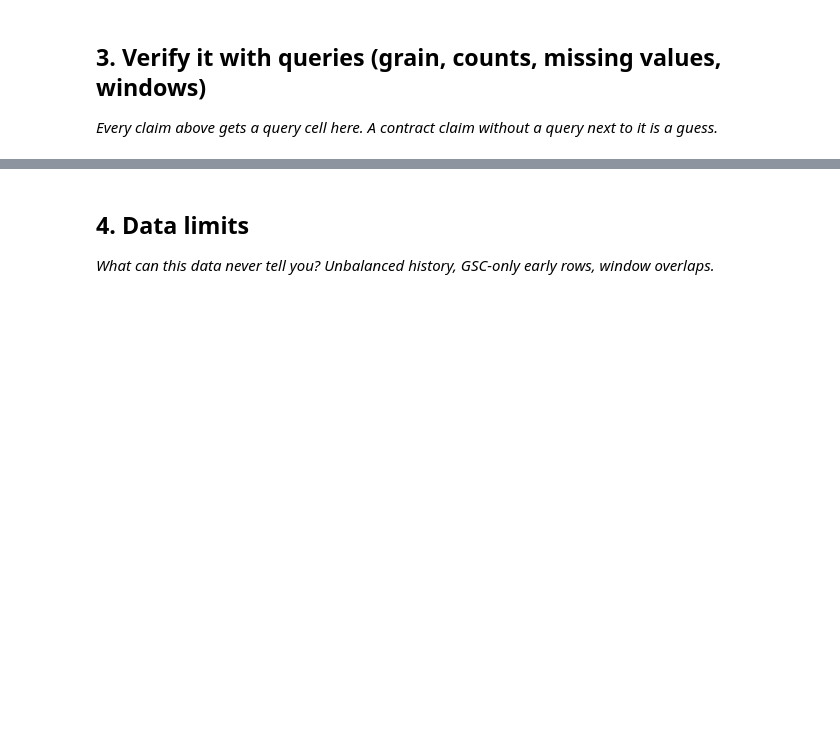
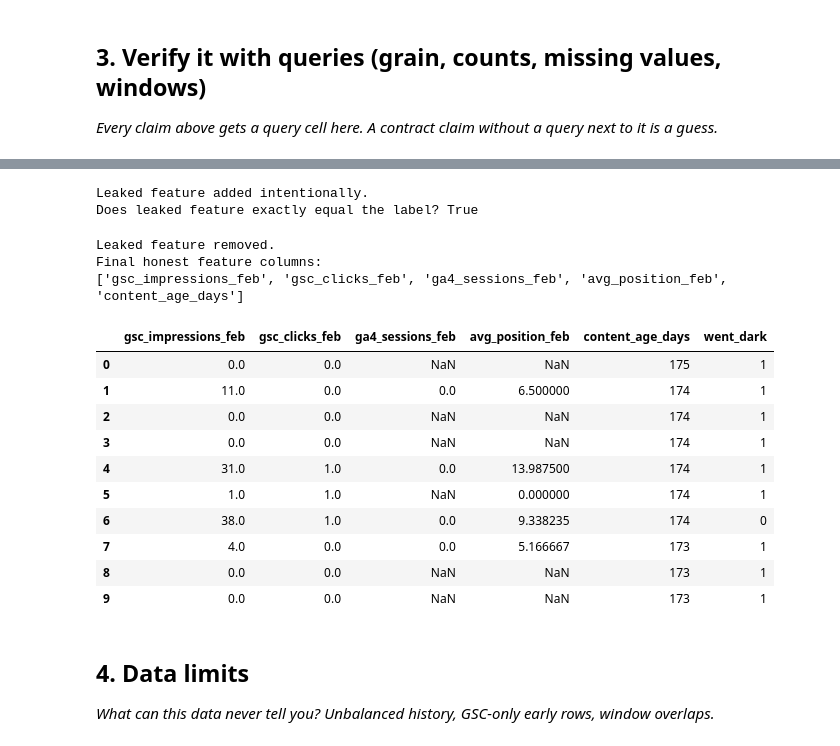
Before and after one commit to hacker3code/Flyrank-AI, a Jupyter notebook: work/notebooks/w03_data_contract.ipynb, the cells around one changed output, grey strips where cells are left out. Cells and saved outputs as stored; diff of their text form; code cells hidden in the pictures; blank space fills up the shorter version.

```diff
--- a/work/notebooks/w03_data_contract.ipynb
+++ b/work/notebooks/w03_data_contract.ipynb
@@ -30,3 +470,47 @@ This skeleton is yours to fill. Work the sections **in order** — each one has
+# %%
+# DELIBERATE LEAKAGE — intentionally invalid
+
+feature_columns = [
+    "gsc_impressions_feb",
+    "gsc_clicks_feb",
+    "ga4_sessions_feb",
+    "avg_position_feb",
+    "content_age_days"
+]
+
+frame["LEAKED_MARCH_LABEL"] = frame["went_dark"]
+
+print("Leaked feature added intentionally.")
+print(
+    "Does leaked feature exactly equal the label?",
+    (frame["LEAKED_MARCH_LABEL"] == frame["went_dark"]).all()
+)
+# %% [output]
+Leaked feature added intentionally.
+Does leaked feature exactly equal the label? True
+# %%
+frame = frame.drop(columns=["LEAKED_MARCH_LABEL"])
+
+print("Leaked feature removed.")
+print("Final honest feature columns:")
+print(feature_columns)
+
+display(frame[feature_columns + ["went_dark"]].head(10))
+# %% [output]
+Leaked feature removed.
+Final honest feature columns:
+['gsc_impressions_feb', 'gsc_clicks_feb', 'ga4_sessions_feb', 'avg_position_feb', 'content_age_days']
+|  | gsc_impressions_feb | gsc_clicks_feb | ga4_sessions_feb | avg_position_feb | content_age_days | went_dark |
+| 0 | 0.0 | 0.0 | NaN | NaN | 175 | 1 |
+| 1 | 11.0 | 0.0 | 0.0 | 6.500000 | 174 | 1 |
+| 2 | 0.0 | 0.0 | NaN | NaN | 174 | 1 |
+| 3 | 0.0 | 0.0 | NaN | NaN | 174 | 1 |
+| 4 | 31.0 | 1.0 | 0.0 | 13.987500 | 174 | 1 |
+| 5 | 1.0 | 1.0 | NaN | 0.000000 | 174 | 1 |
+| 6 | 38.0 | 1.0 | 0.0 | 9.338235 | 174 | 0 |
+| 7 | 4.0 | 0.0 | 0.0 | 5.166667 | 173 | 1 |
+| 8 | 0.0 | 0.0 | NaN | NaN | 173 | 1 |
+| 9 | 0.0 | 0.0 | NaN | NaN | 173 | 1 |
 # %% [markdown]
 ## 4. Data limits
 
```
Also changed, not shown: parts of 28 cells of this notebook.
